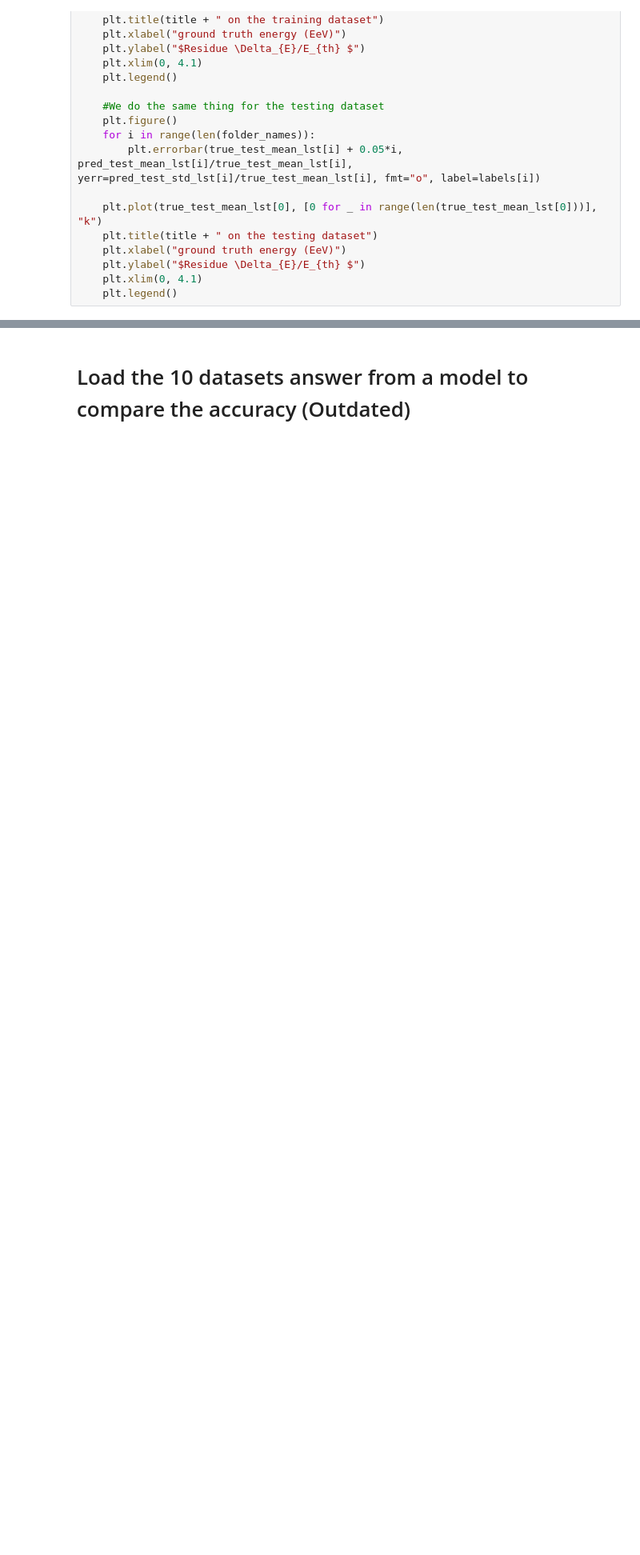
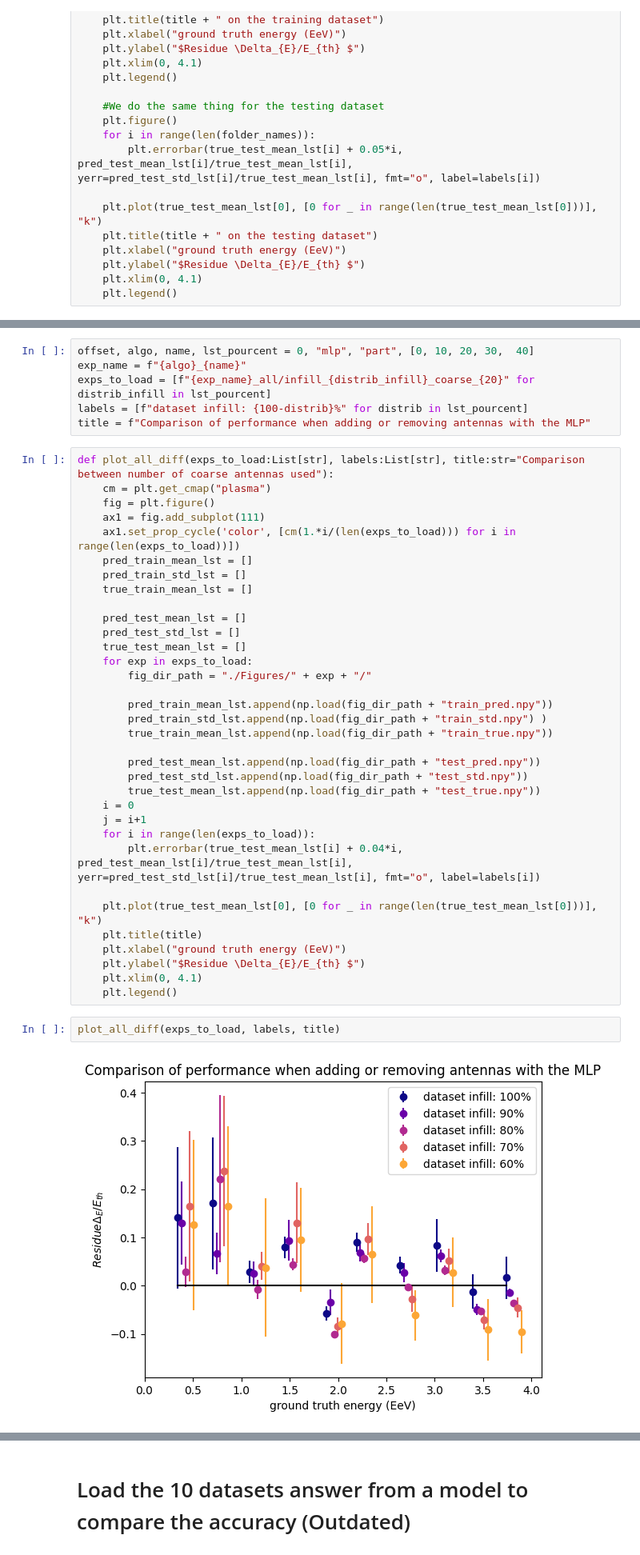
Before and after one commit to Liphos/GRAND, a Jupyter notebook: core/plot.ipynb, the cells around one changed output, grey strips where cells are left out. Shown at 80% size. Drawn from its saved outputs; the diff is of its cells as text; blank space fills up the shorter version.

Commit message:
with better plots

```diff
--- a/core/plot.ipynb
+++ b/core/plot.ipynb
@@ -76,0 +112,44 @@ plot_base_perf(folder_names, labels, suffix=suffix, title=title)
+# %%
+offset, algo, name, lst_pourcent = 0, "mlp", "part", [0, 10, 20, 30,  40]
+exp_name = f"{algo}_{name}"
+exps_to_load = [f"{exp_name}_all/infill_{distrib_infill}_coarse_{20}" for distrib_infill in lst_pourcent]
+labels = [f"dataset infill: {100-distrib}%" for distrib in lst_pourcent]
+title = f"Comparison of performance when adding or removing antennas with the MLP"
+# %%
+def plot_all_diff(exps_to_load:List[str], labels:List[str], title:str="Comparison between number of coarse antennas used"):
+    cm = plt.get_cmap("plasma")
+    fig = plt.figure()
+    ax1 = fig.add_subplot(111)
+    ax1.set_prop_cycle('color', [cm(1.*i/(len(exps_to_load))) for i in range(len(exps_to_load))])
+    pred_train_mean_lst = []
+    pred_train_std_lst = []
+    true_train_mean_lst = []
+
+    pred_test_mean_lst = []
+    pred_test_std_lst = []
+    true_test_mean_lst = []
+    for exp in exps_to_load:
+        fig_dir_path = "./Figures/" + exp + "/"
+
+        pred_train_mean_lst.append(np.load(fig_dir_path + "train_pred.npy"))
+        pred_train_std_lst.append(np.load(fig_dir_path + "train_std.npy") )
+        true_train_mean_lst.append(np.load(fig_dir_path + "train_true.npy"))
+
+        pred_test_mean_lst.append(np.load(fig_dir_path + "test_pred.npy"))
+        pred_test_std_lst.append(np.load(fig_dir_path + "test_std.npy"))
+        true_test_mean_lst.append(np.load(fig_dir_path + "test_true.npy"))
+    i = 0
+    j = i+1
+    for i in range(len(exps_to_load)):
+        plt.errorbar(true_test_mean_lst[i] + 0.04*i, pred_test_mean_lst[i]/true_test_mean_lst[i], yerr=pred_test_std_lst[i]/true_test_mean_lst[i], fmt="o", label=labels[i])
+
+    plt.plot(true_test_mean_lst[0], [0 for _ in range(len(true_test_mean_lst[0]))], "k")
+    plt.title(title)
+    plt.xlabel("ground truth energy (EeV)")
+    plt.ylabel("$Residue \Delta_{E}/E_{th} $")
+    plt.xlim(0, 4.1)
+    plt.legend()
+# %%
+plot_all_diff(exps_to_load, labels, title)
+# %% [output]
+[figure, added]
```
Also changed, not shown: parts of 12 cells of this notebook, 3 other files.
